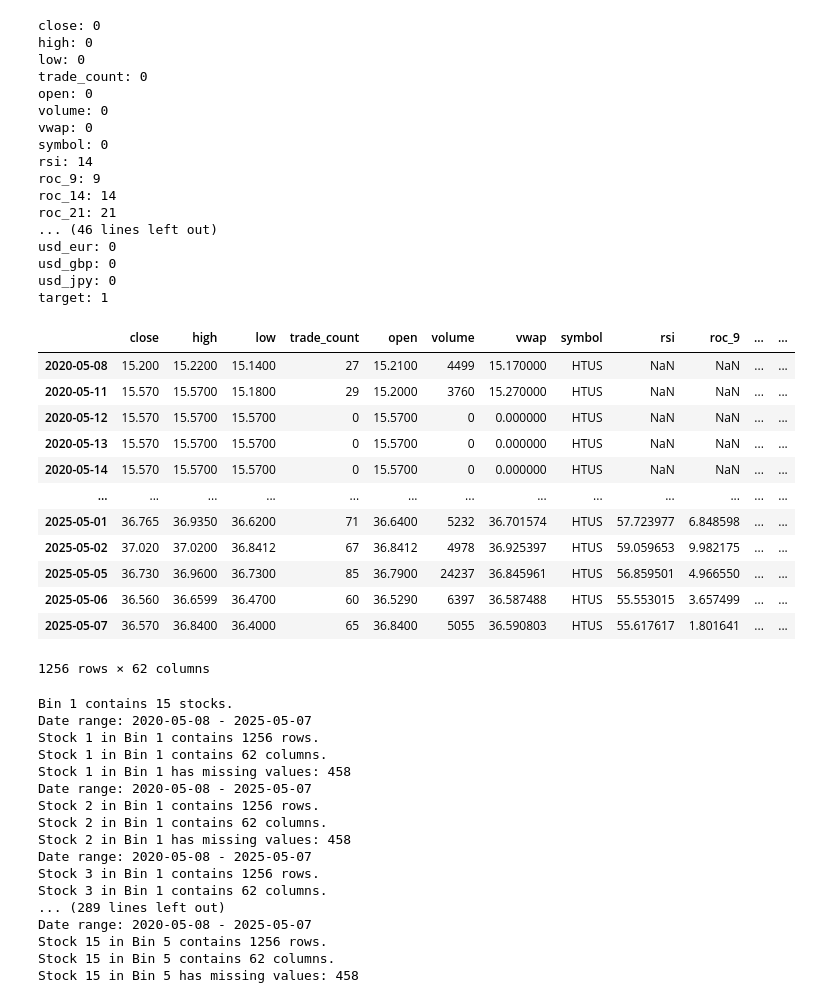
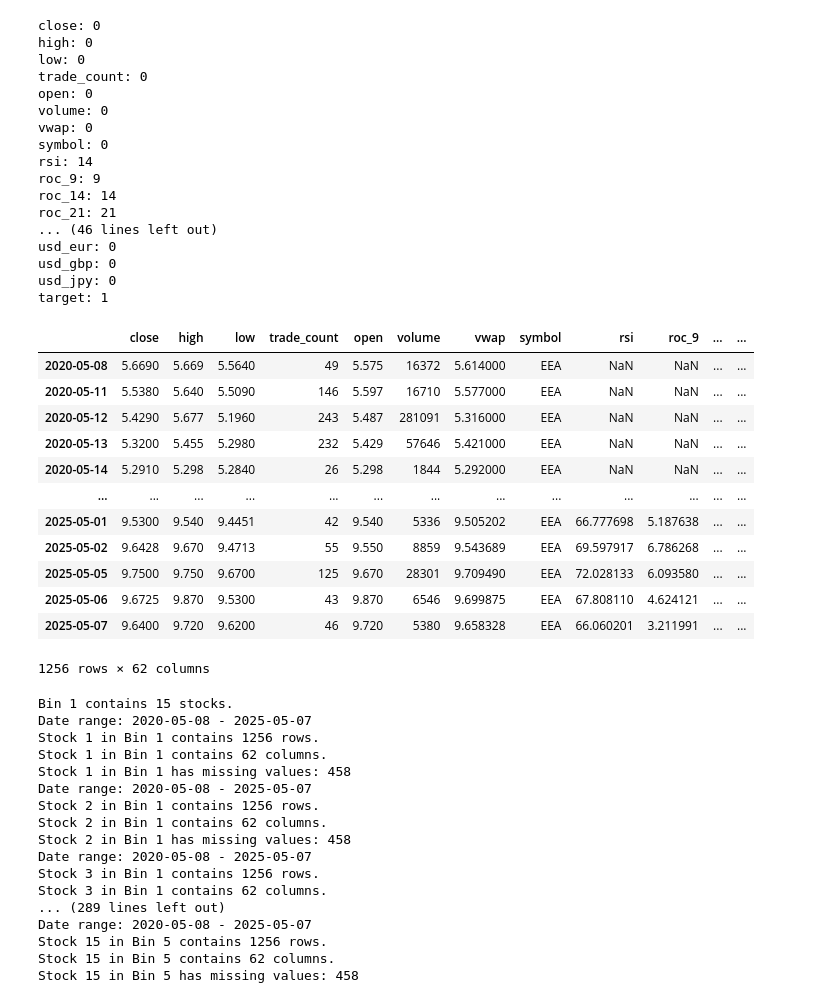
Before and after one commit to JAPARK10/BachelorsThesis, a Jupyter notebook: Data_Preprocessing_General.ipynb, the cells around one changed output. Saved outputs shown, nothing was run; the diff lists cells and outputs as text; code cells hidden in the pictures.

```diff
--- a/Data_Preprocessing_General.ipynb
+++ b/Data_Preprocessing_General.ipynb
@@ -56,7 +56,11 @@ for name, series_id in indicators.items():
 
 # Combine all macro-economic indicators into a single DataFrame
 df_macro = pd.concat(data.values(), axis=1)
-df_macro = df_macro.ffill()
+df_macro = df_macro.interpolate(
+    method='linear',
+    axis=0,
+    limit_direction='both'
+)
 df_macro = df_macro[df_macro.index >= '2020-05-08']
 df_macro.to_csv("macro_data.csv", index=True)
 # %% [output]
@@ -271,22 +253,22 @@ usd_eur: 0
 usd_gbp: 0
 usd_jpy: 0
 target: 1
-# %%
-chosen_stocks[1][14]
-# %% [output]
-|  | close | high | low | trade_count | open | volume | vwap | symbol | rsi | roc_9 | ... | ... |
-| 2020-05-08 | 15.200 | 15.2200 | 15.1400 | 27 | 15.2100 | 4499 | 15.170000 | HTUS | NaN | NaN | ... | ... |
-| 2020-05-11 | 15.570 | 15.5700 | 15.1800 | 29 | 15.2000 | 3760 | 15.270000 | HTUS | NaN | NaN | ... | ... |
-| 2020-05-12 | 15.570 | 15.5700 | 15.5700 | 0 | 15.5700 | 0 | 0.000000 | HTUS | NaN | NaN | ... | ... |
-| 2020-05-13 | 15.570 | 15.5700 | 15.5700 | 0 | 15.5700 | 0 | 0.000000 | HTUS | NaN | NaN | ... | ... |
-| 2020-05-14 | 15.570 | 15.5700 | 15.5700 | 0 | 15.5700 | 0 | 0.000000 | HTUS | NaN | NaN | ... | ... |
-| ... | ... | ... | ... | ... | ... | ... | ... | ... | ... | ... | ... | ... |
-| 2025-05-01 | 36.765 | 36.9350 | 36.6200 | 71 | 36.6400 | 5232 | 36.701574 | HTUS | 57.723977 | 6.848598 | ... | ... |
-| 2025-05-02 | 37.020 | 37.0200 | 36.8412 | 67 | 36.8412 | 4978 | 36.925397 | HTUS | 59.059653 | 9.982175 | ... | ... |
-| 2025-05-05 | 36.730 | 36.9600 | 36.7300 | 85 | 36.7900 | 24237 | 36.845961 | HTUS | 56.859501 | 4.966550 | ... | ... |
-| 2025-05-06 | 36.560 | 36.6599 | 36.4700 | 60 | 36.5290 | 6397 | 36.587488 | HTUS | 55.553015 | 3.657499 | ... | ... |
-| 2025-05-07 | 36.570 | 36.8400 | 36.4000 | 65 | 36.8400 | 5055 | 36.590803 | HTUS | 55.617617 | 1.801641 | ... | ... |
-1256 rows × 62 columns
+# %%
+chosen_stocks[1][13]
+# %% [output]
+|  | close | high | low | trade_count | open | volume | vwap | symbol | rsi | roc_9 | ... | ... |
+| 2020-05-08 | 5.6690 | 5.669 | 5.5640 | 49 | 5.575 | 16372 | 5.614000 | EEA | NaN | NaN | ... | ... |
+| 2020-05-11 | 5.5380 | 5.640 | 5.5090 | 146 | 5.597 | 16710 | 5.577000 | EEA | NaN | NaN | ... | ... |
+| 2020-05-12 | 5.4290 | 5.677 | 5.1960 | 243 | 5.487 | 281091 | 5.316000 | EEA | NaN | NaN | ... | ... |
+| 2020-05-13 | 5.3200 | 5.455 | 5.2980 | 232 | 5.429 | 57646 | 5.421000 | EEA | NaN | NaN | ... | ... |
+| 2020-05-14 | 5.2910 | 5.298 | 5.2840 | 26 | 5.298 | 1844 | 5.292000 | EEA | NaN | NaN | ... | ... |
+| ... | ... | ... | ... | ... | ... | ... | ... | ... | ... | ... | ... | ... |
+| 2025-05-01 | 9.5300 | 9.540 | 9.4451 | 42 | 9.540 | 5336 | 9.505202 | EEA | 66.777698 | 5.187638 | ... | ... |
+| 2025-05-02 | 9.6428 | 9.670 | 9.4713 | 55 | 9.550 | 8859 | 9.543689 | EEA | 69.597917 | 6.786268 | ... | ... |
+| 2025-05-05 | 9.7500 | 9.750 | 9.6700 | 125 | 9.670 | 28301 | 9.709490 | EEA | 72.028133 | 6.093580 | ... | ... |
+| 2025-05-06 | 9.6725 | 9.870 | 9.5300 | 43 | 9.870 | 6546 | 9.699875 | EEA | 67.808110 | 4.624121 | ... | ... |
+| 2025-05-07 | 9.6400 | 9.720 | 9.6200 | 46 | 9.720 | 5380 | 9.658328 | EEA | 66.060201 | 3.211991 | ... | ... |
+1256 rows × 62 columns
 # %%
 for i in range(len(chosen_stocks)):
     print(f"Bin {i+1} contains {len(chosen_stocks[i])} stocks.")
```
Also changed, not shown: parts of 5 cells of this notebook, 3 other files.
